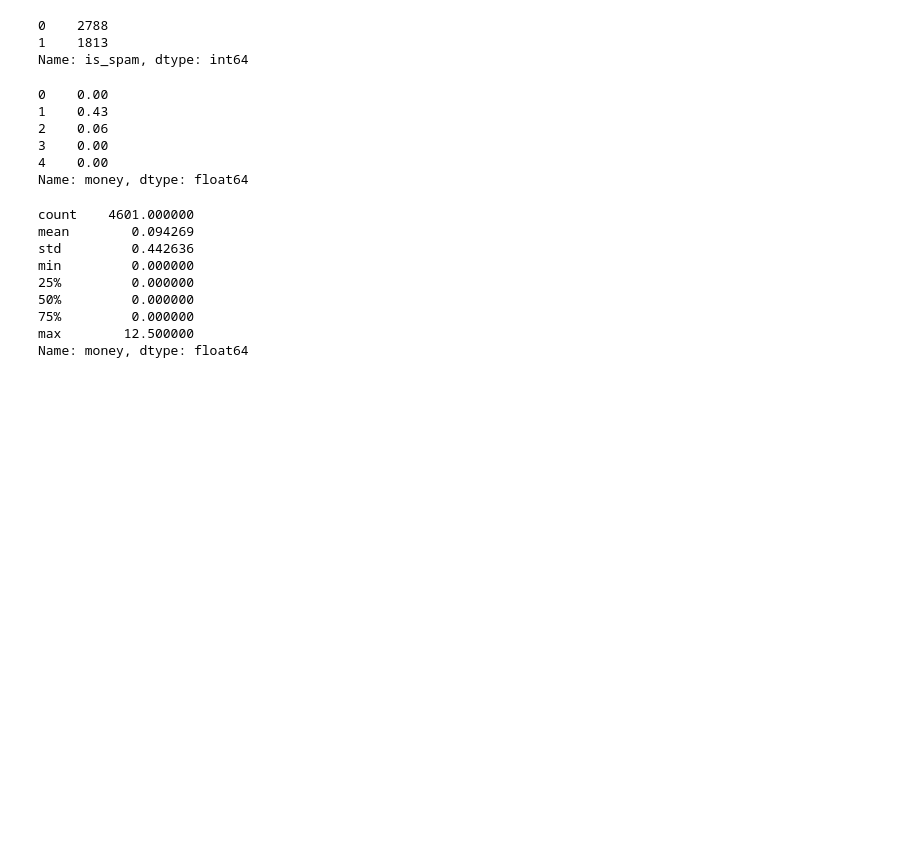
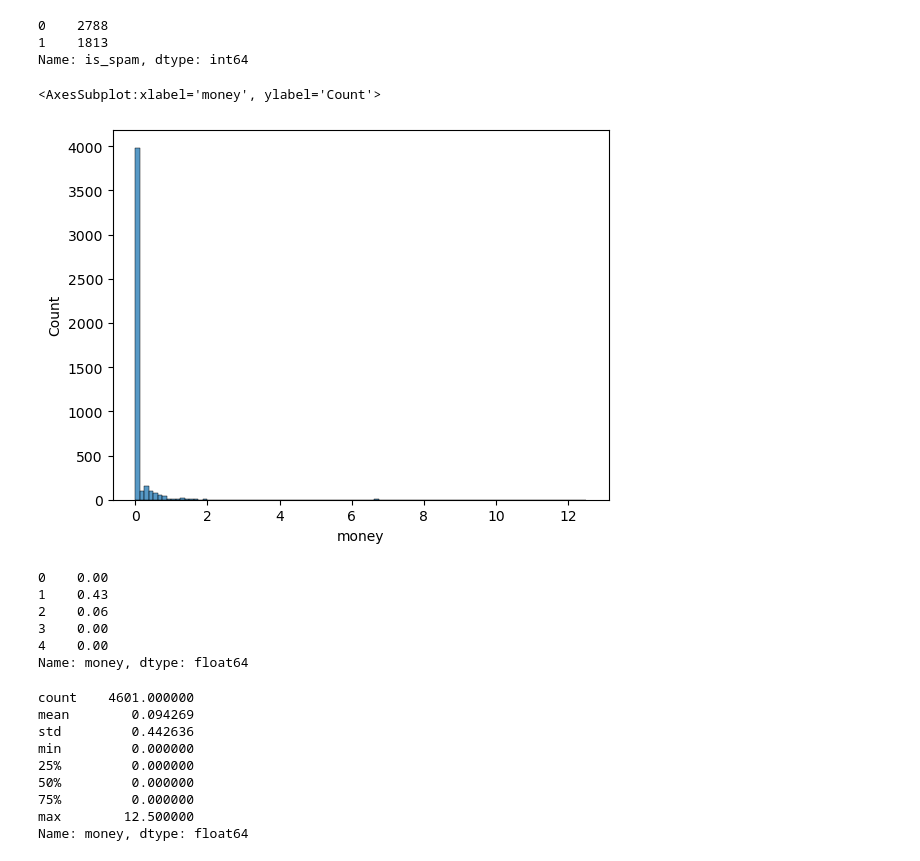
Before and after one commit to stanford-mse-125/demos, a Jupyter notebook: logistic_regression.ipynb, the cells around one changed output. Saved outputs shown, nothing was run; the diff lists cells and outputs as text; code cells hidden in the pictures; blank space fills up the shorter version.

```diff
--- a/logistic_regression.ipynb
+++ b/logistic_regression.ipynb
@@ -36,6 +47,12 @@ spam['is_spam'].value_counts()
 0    2788
 1    1813
 Name: is_spam, dtype: int64
+# %%
+# let's look at the 'money' feature: many spam contain the word 'money'!
+sns.histplot(spam['money'], bins=100)
+# %% [output]
+<AxesSubplot:xlabel='money', ylabel='Count'>
+[figure, added]
 # %%
 # 0% to 12.5% of the words in each of the 4601 emails is "money"
 print(spam['money'].head())
```
Also changed, not shown: parts of 16 cells of this notebook.
